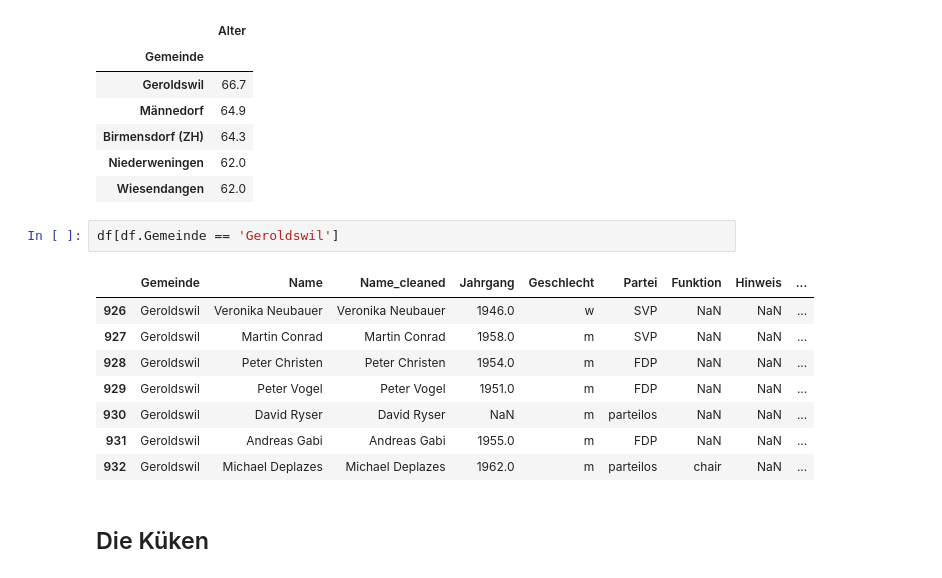
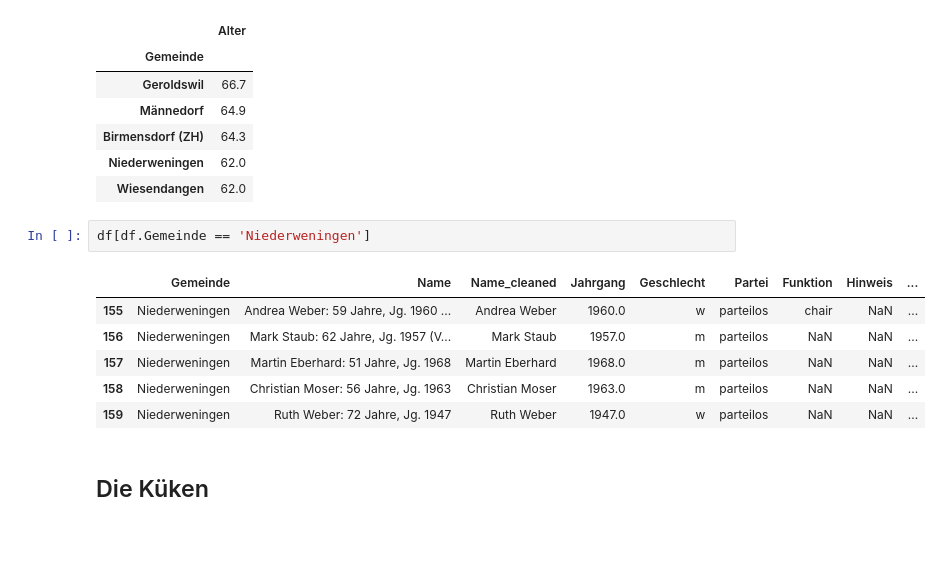
Before and after one commit to simonhuwiler/zh_gemeinderaete, a Jupyter notebook: python/2021_age.ipynb, the cells around one changed output. Cells and saved outputs as stored; diff of their text form; blank space fills up the shorter version.

```diff
--- a/python/2021_age.ipynb
+++ b/python/2021_age.ipynb
@@ -60,16 +60,14 @@ df_age.sort_values('Alter', ascending=False).head()
 | Niederweningen | 62.0 |
 | Wiesendangen | 62.0 |
 # %%
-df[df.Gemeinde == 'Geroldswil']
+df[df.Gemeinde == 'Niederweningen']
 # %% [output]
 |  | Gemeinde | Name | Name_cleaned | Jahrgang | Geschlecht | Partei | Funktion | Hinweis | ... |
-| 926 | Geroldswil | Veronika Neubauer | Veronika Neubauer | 1946.0 | w | SVP | NaN | NaN | ... |
-| 927 | Geroldswil | Martin Conrad | Martin Conrad | 1958.0 | m | SVP | NaN | NaN | ... |
-| 928 | Geroldswil | Peter Christen | Peter Christen | 1954.0 | m | FDP | NaN | NaN | ... |
-| 929 | Geroldswil | Peter Vogel | Peter Vogel | 1951.0 | m | FDP | NaN | NaN | ... |
-| 930 | Geroldswil | David Ryser | David Ryser | NaN | m | parteilos | NaN | NaN | ... |
-| 931 | Geroldswil | Andreas Gabi | Andreas Gabi | 1955.0 | m | FDP | NaN | NaN | ... |
-| 932 | Geroldswil | Michael Deplazes | Michael Deplazes | 1962.0 | m | parteilos | chair | NaN | ... |
+| 155 | Niederweningen | Andrea Weber: 59 Jahre, Jg. 1960 ... | Andrea Weber | 1960.0 | w | parteilos | chair | NaN | ... |
+| 156 | Niederweningen | Mark Staub: 62 Jahre, Jg. 1957 (V... | Mark Staub | 1957.0 | m | parteilos | NaN | NaN | ... |
+| 157 | Niederweningen | Martin Eberhard: 51 Jahre, Jg. 1968 | Martin Eberhard | 1968.0 | m | parteilos | NaN | NaN | ... |
+| 158 | Niederweningen | Christian Moser: 56 Jahre, Jg. 1963 | Christian Moser | 1963.0 | m | parteilos | NaN | NaN | ... |
+| 159 | Niederweningen | Ruth Weber: 72 Jahre, Jg. 1947 | Ruth Weber | 1947.0 | w | parteilos | NaN | NaN | ... |
 # %% [markdown]
 ## Die Küken
 # %%
```
Also changed, not shown: parts of 4 cells of this notebook, 5 other files.
